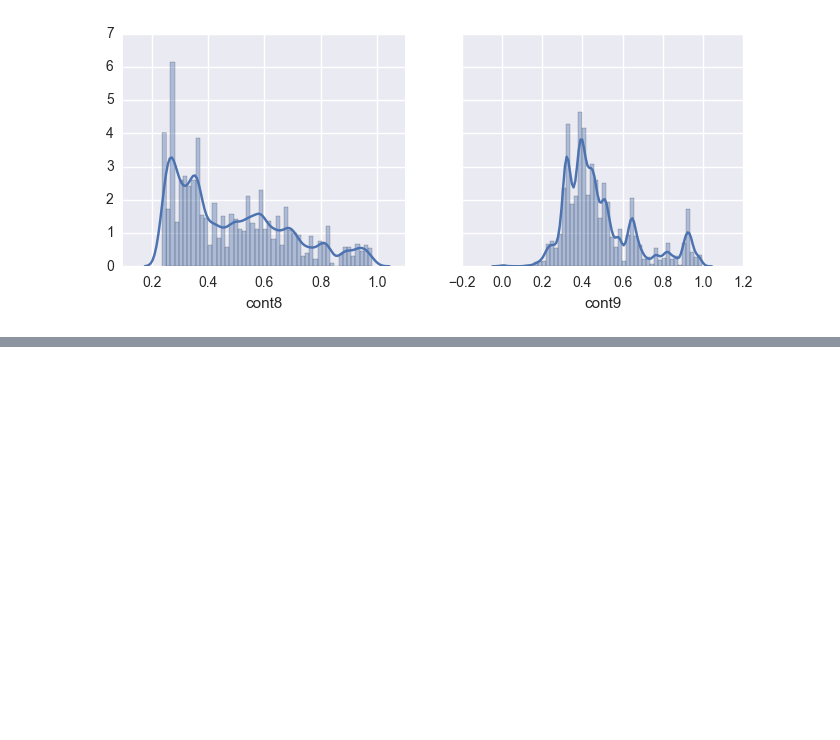
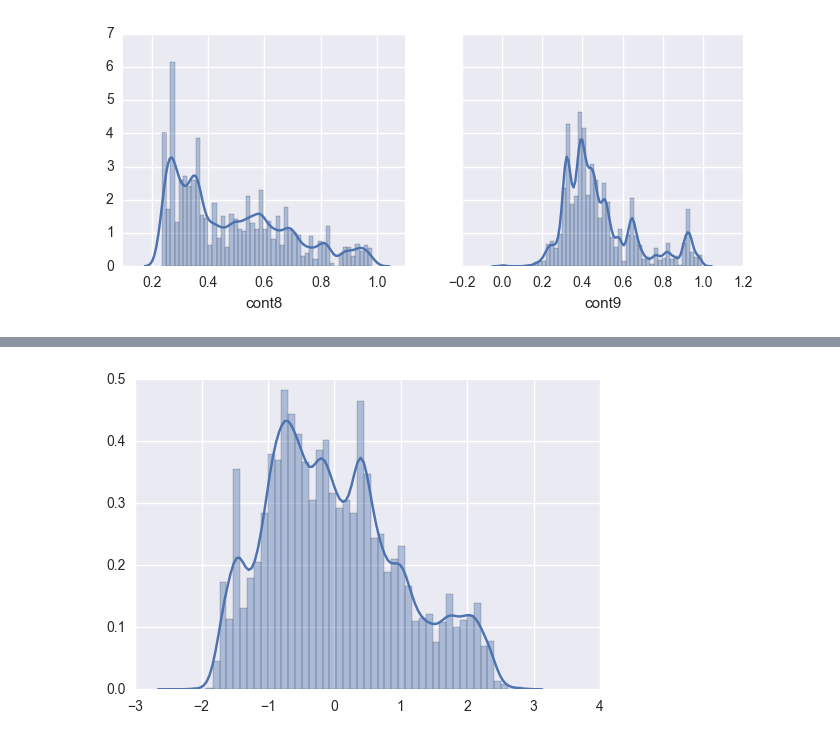
Before and after one commit to phuang7008/kaggle, a Jupyter notebook: allStateClaims/Claim_Exp_Data_Analysis.ipynb, the cells around one changed output, grey strips where cells are left out. Saved outputs shown, nothing was run; the diff lists cells and outputs as text; code cells hidden in the pictures; blank space fills up the shorter version.

```diff
--- a/allStateClaims/Claim_Exp_Data_Analysis.ipynb
+++ b/allStateClaims/Claim_Exp_Data_Analysis.ipynb
@@ -137,0 +169,8 @@ plt.show()
+# %%
+cont6_8_11 = all_nums['cont6']+all_nums['cont8']+all_nums['cont11']
+cont6_8_11 = preprocessing.scale(cont6_8_11)
+sns.distplot(cont6_8_11)
+
+plt.show()
+# %% [output]
+[figure, added]
```
Also changed, not shown: parts of 13 cells of this notebook.
